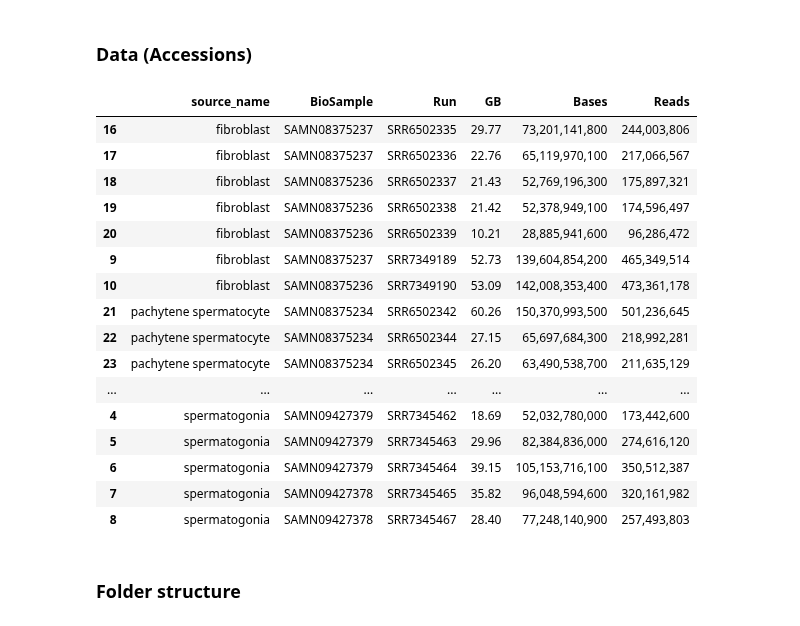
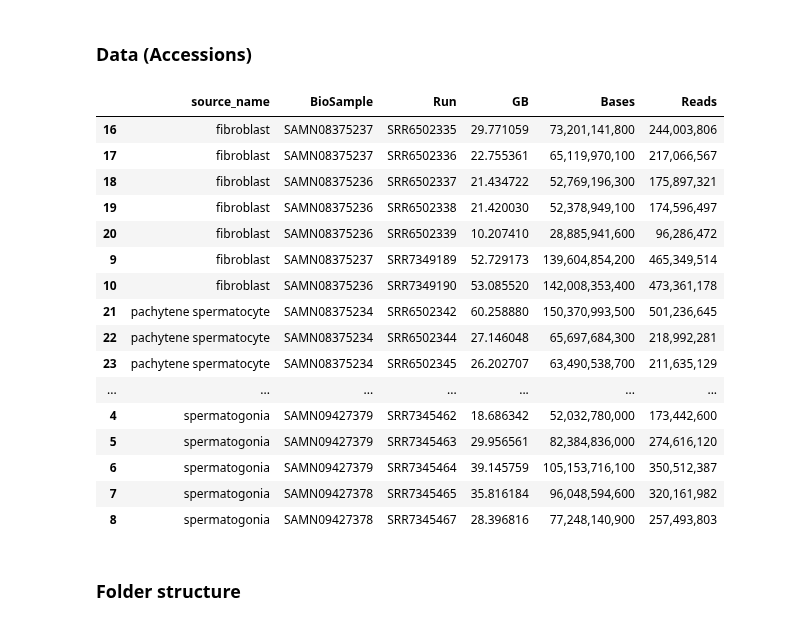
Before and after one commit to munch-group/hic-spermatogenesis, a Jupyter notebook: notebooks/03_compartments.ipynb, the cells around one changed output. Saved outputs shown, nothing was run; the diff lists cells and outputs as text; code cells hidden in the pictures.

```diff
--- a/notebooks/03_compartments.ipynb
+++ b/notebooks/03_compartments.ipynb
@@ -25,37 +25,37 @@ We will:
 # %%
 #| echo: false
 
 import pandas as pd
 
 df = pd.read_csv('../data/SraRunTable.txt')[['source_name','Run', 'BioSample', 'Bases','Bytes']].sort_values(['source_name', 'Run'])
-df['GB'] = df['Bytes'].apply(lambda x: f"{x / (1024 ** 3):.2f}")
+df['GB'] = df['Bytes'].apply(lambda x: x / (1024 ** 3))
 df['Reads'] = df['Bases']/300
 df = df[['source_name', 'BioSample', 'Run', 'GB', 'Bases', 'Reads']]
 
 # Use the style method to format the columns for display
 df.style.format({'Bases': '{:,.0f}', 'Reads': '{:,.0f}'})
 
 # Hard code the formatting
 # df[['Bases', 'Bytes', 'Reads']] = df[['Bases', 'Bytes', 'Reads']].map(lambda x: f"{int(x):,}")
 #df
 # %% [output]
 |  | source_name | BioSample | Run | GB | Bases | Reads |
-| 16 | fibroblast | SAMN08375237 | SRR6502335 | 29.77 | 73,201,141,800 | 244,003,806 |
-| 17 | fibroblast | SAMN08375237 | SRR6502336 | 22.76 | 65,119,970,100 | 217,066,567 |
-| 18 | fibroblast | SAMN08375236 | SRR6502337 | 21.43 | 52,769,196,300 | 175,897,321 |
-| 19 | fibroblast | SAMN08375236 | SRR6502338 | 21.42 | 52,378,949,100 | 174,596,497 |
-| 20 | fibroblast | SAMN08375236 | SRR6502339 | 10.21 | 28,885,941,600 | 96,286,472 |
-| 9 | fibroblast | SAMN08375237 | SRR7349189 | 52.73 | 139,604,854,200 | 465,349,514 |
-| 10 | fibroblast | SAMN08375236 | SRR7349190 | 53.09 | 142,008,353,400 | 473,361,178 |
-| 21 | pachytene spermatocyte | SAMN08375234 | SRR6502342 | 60.26 | 150,370,993,500 | 501,236,645 |
-| 22 | pachytene spermatocyte | SAMN08375234 | SRR6502344 | 27.15 | 65,697,684,300 | 218,992,281 |
-| 23 | pachytene spermatocyte | SAMN08375234 | SRR6502345 | 26.20 | 63,490,538,700 | 211,635,129 |
+| 16 | fibroblast | SAMN08375237 | SRR6502335 | 29.771059 | 73,201,141,800 | 244,003,806 |
+| 17 | fibroblast | SAMN08375237 | SRR6502336 | 22.755361 | 65,119,970,100 | 217,066,567 |
+| 18 | fibroblast | SAMN08375236 | SRR6502337 | 21.434722 | 52,769,196,300 | 175,897,321 |
+| 19 | fibroblast | SAMN08375236 | SRR6502338 | 21.420030 | 52,378,949,100 | 174,596,497 |
+| 20 | fibroblast | SAMN08375236 | SRR6502339 | 10.207410 | 28,885,941,600 | 96,286,472 |
+| 9 | fibroblast | SAMN08375237 | SRR7349189 | 52.729173 | 139,604,854,200 | 465,349,514 |
+| 10 | fibroblast | SAMN08375236 | SRR7349190 | 53.085520 | 142,008,353,400 | 473,361,178 |
+| 21 | pachytene spermatocyte | SAMN08375234 | SRR6502342 | 60.258880 | 150,370,993,500 | 501,236,645 |
+| 22 | pachytene spermatocyte | SAMN08375234 | SRR6502344 | 27.146048 | 65,697,684,300 | 218,992,281 |
+| 23 | pachytene spermatocyte | SAMN08375234 | SRR6502345 | 26.202707 | 63,490,538,700 | 211,635,129 |
 | ... | ... | ... | ... | ... | ... | ... |
-| 4 | spermatogonia | SAMN09427379 | SRR7345462 | 18.69 | 52,032,780,000 | 173,442,600 |
-| 5 | spermatogonia | SAMN09427379 | SRR7345463 | 29.96 | 82,384,836,000 | 274,616,120 |
-| 6 | spermatogonia | SAMN09427379 | SRR7345464 | 39.15 | 105,153,716,100 | 350,512,387 |
-| 7 | spermatogonia | SAMN09427378 | SRR7345465 | 35.82 | 96,048,594,600 | 320,161,982 |
-| 8 | spermatogonia | SAMN09427378 | SRR7345467 | 28.40 | 77,248,140,900 | 257,493,803 |
+| 4 | spermatogonia | SAMN09427379 | SRR7345462 | 18.686342 | 52,032,780,000 | 173,442,600 |
+| 5 | spermatogonia | SAMN09427379 | SRR7345463 | 29.956561 | 82,384,836,000 | 274,616,120 |
+| 6 | spermatogonia | SAMN09427379 | SRR7345464 | 39.145759 | 105,153,716,100 | 350,512,387 |
+| 7 | spermatogonia | SAMN09427378 | SRR7345465 | 35.816184 | 96,048,594,600 | 320,161,982 |
+| 8 | spermatogonia | SAMN09427378 | SRR7345467 | 28.396816 | 77,248,140,900 | 257,493,803 |
 # %% [markdown]
 ### Folder structure
 # %%
```
Also changed, not shown: parts of 15 cells of this notebook, 2 other files.
